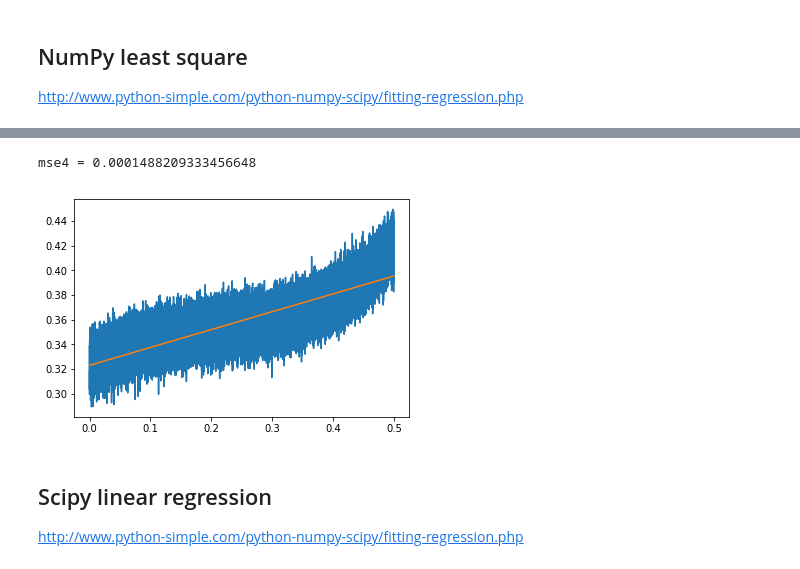
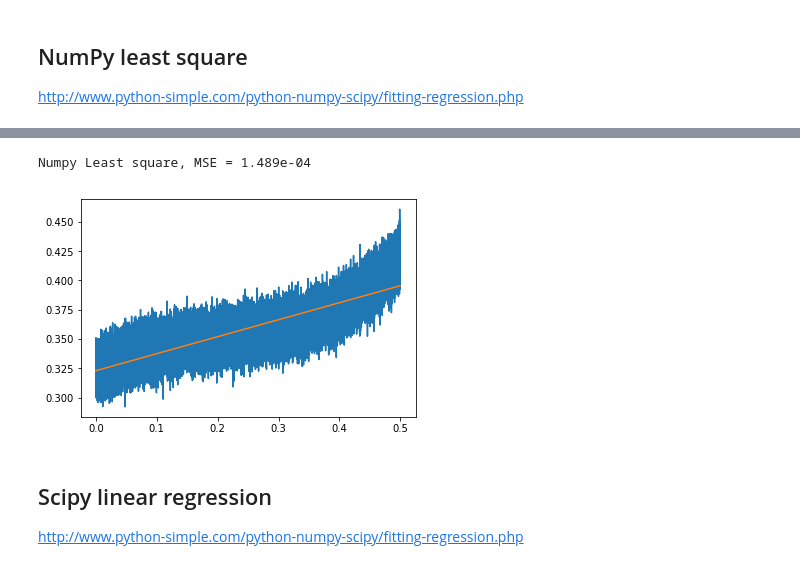
Before and after one commit to tonio73/data-science, a Jupyter notebook: linear/LinearRegressionUnivariate.ipynb, the cells around one changed output, grey strips where cells are left out. Saved outputs shown, nothing was run; the diff lists cells and outputs as text; code cells hidden in the pictures.

```diff
--- a/linear/LinearRegressionUnivariate.ipynb
+++ b/linear/LinearRegressionUnivariate.ipynb
@@ -155,11 +156,11 @@ array([0.14480385])
 yEst4 = fit4 * xTest + bEst
 # %%
 plt.plot(xTest, yTest, xTest, yEst4);
-mse4 = metrics.mean_squared_error(yTest, yEst4)
-print('mse4 =', mse4);
+mse4 = skMetrics.mean_squared_error(yTest, yEst4)
+print('Numpy Least square, MSE =', "{:.3e}".format(mse4));
 # %% [output]
-mse4 = 0.0001488209333456648
+Numpy Least square, MSE = 1.489e-04
-[figure, old version]
+[figure, new version]
 # %% [markdown]
 ## Scipy linear regression
 
```
Also changed, not shown: parts of 40 cells of this notebook, 1 other file.
